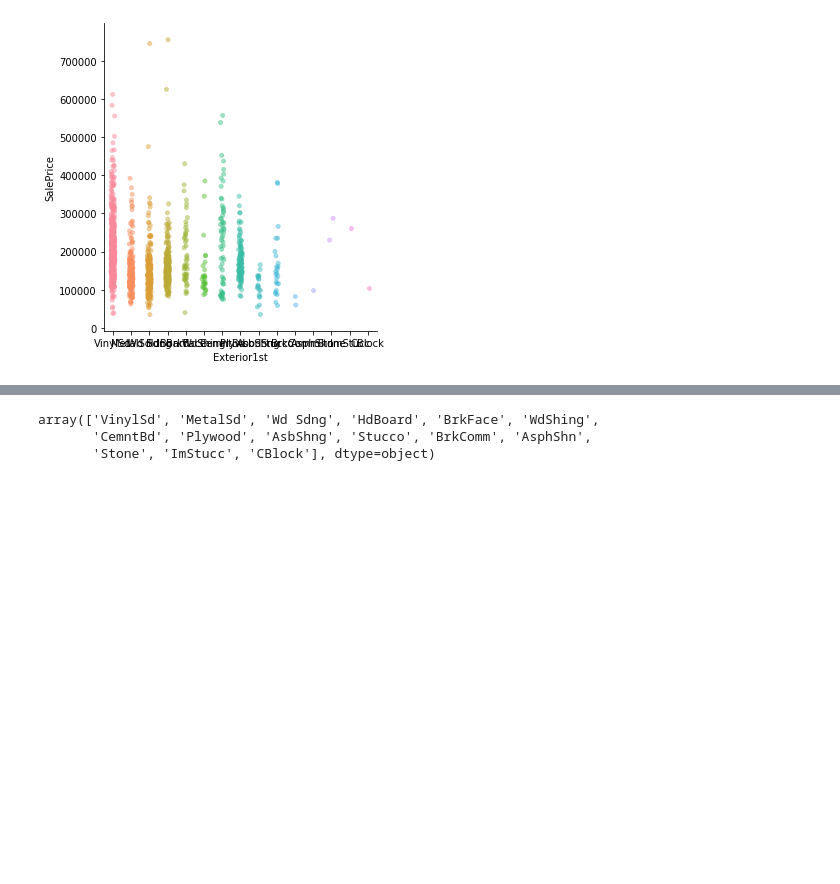
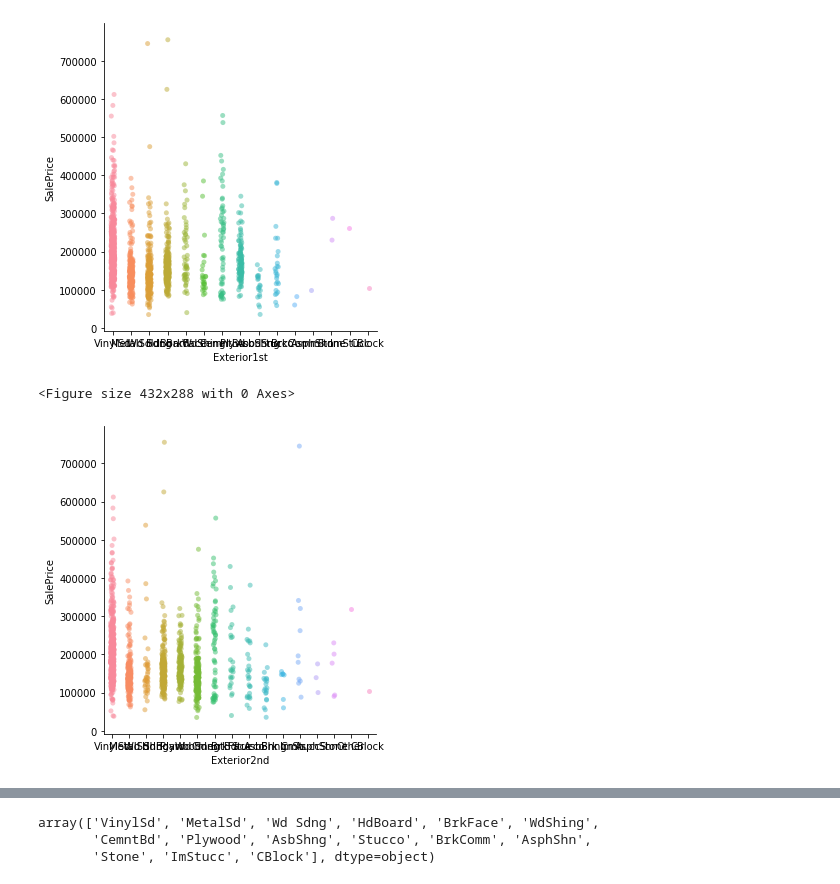
Before and after one commit to SteveScott/Ames2, a Jupyter notebook: Ames/notebooks/explore.ipynb, the cells around one changed output, grey strips where cells are left out. Drawn from its saved outputs; the diff is of its cells as text; code cells hidden in the pictures; blank space fills up the shorter version.

```diff
--- a/Ames/notebooks/explore.ipynb
+++ b/Ames/notebooks/explore.ipynb
@@ -230,3 +230,8 @@ my_cat_corr_plot('Exterior1st', train_dataframe)
 # %% [output]
 <Figure size 432x288 with 0 Axes>
 [figure]
+# %%
+my_cat_corr_plot('Exterior2nd', train_dataframe)
+# %% [output]
+<Figure size 432x288 with 0 Axes>
+[figure, added]
```
Also changed, not shown: parts of 2 cells of this notebook, 1 other file.
